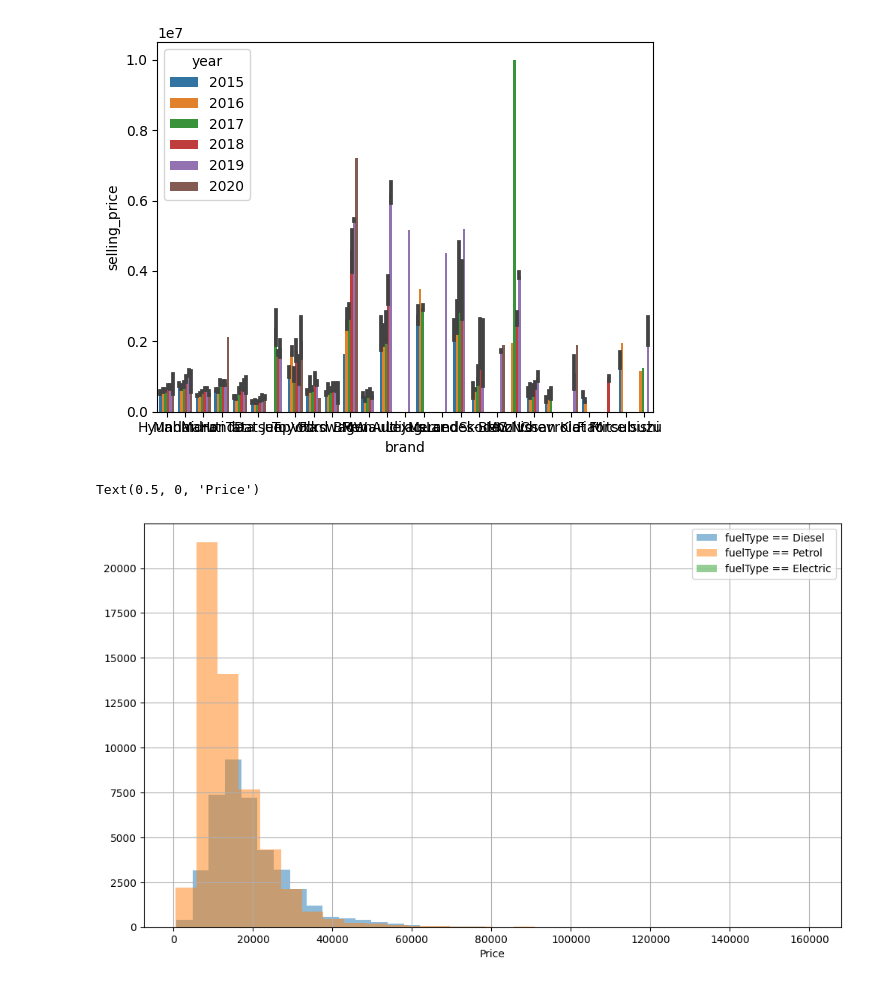
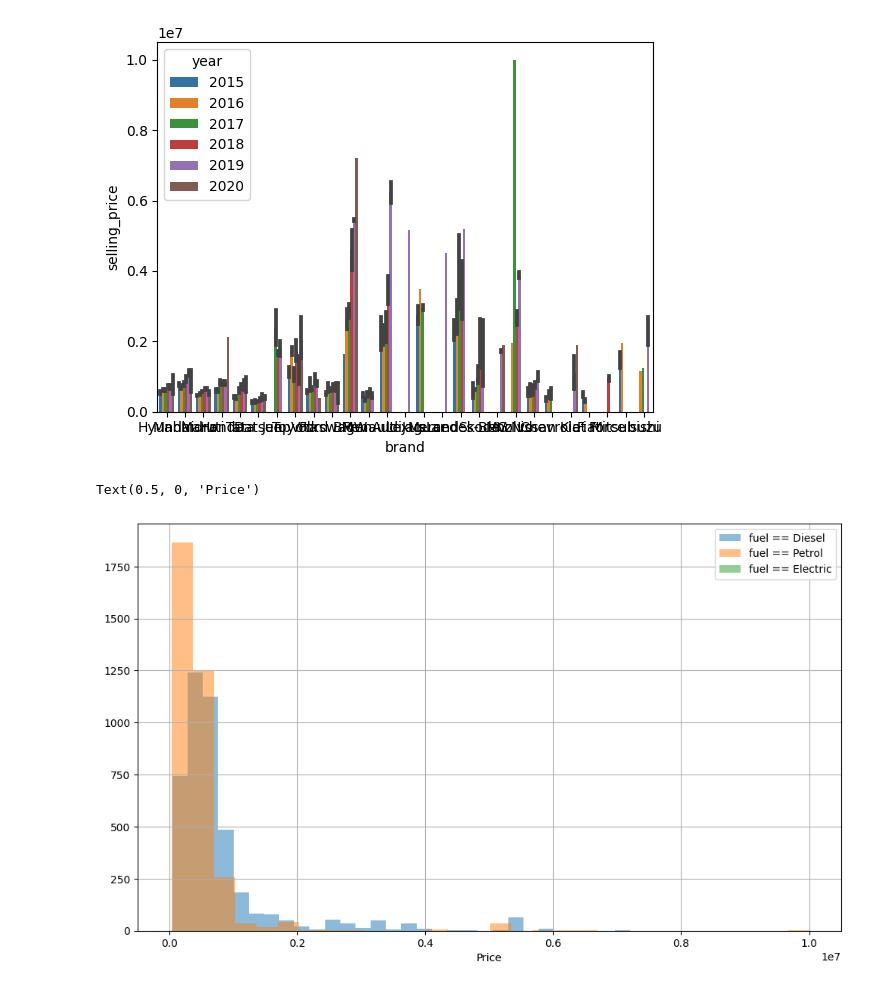
Before and after one commit to forsterboy/DS_final_project, a Jupyter notebook: cars_data_visualization.ipynb, the cells around one changed output. Drawn from its saved outputs; the diff is of its cells as text; code cells hidden in the pictures.

```diff
--- a/cars_data_visualization.ipynb
+++ b/cars_data_visualization.ipynb
@@ -92,13 +92,13 @@ sns.barplot(data=cars_df.query("2021 > year > 2014"), x="brand", y="selling_pric
 [figure]
 # %%
 figure = plt.figure(figsize=(12,7))
-cars_df.query("fuelType == 'Diesel'")['price'].hist(alpha=0.5, bins=30, label='fuelType == Diesel')
-cars_df.query("fuelType == 'Petrol'")['price'].hist(alpha=0.5, bins=30, label='fuelType == Petrol')
-cars_df.query("fuelType == 'Electric'")['price'].hist(alpha=0.5, bins=30, label='fuelType == Electric')
+cars_df.query("fuel == 'Diesel'")['selling_price'].hist(alpha=0.5, bins=30, label='fuel == Diesel')
+cars_df.query("fuel == 'Petrol'")['selling_price'].hist(alpha=0.5, bins=30, label='fuel == Petrol')
+cars_df.query("fuel == 'Electric'")['selling_price'].hist(alpha=0.5, bins=30, label='fuel == Electric')
 
 
 plt.legend()
 plt.xlabel('Price')
 # %% [output]
 Text(0.5, 0, 'Price')
-[figure, old version]
+[figure, new version]
```
Also changed, not shown: parts of 8 cells of this notebook, 4 other files.
